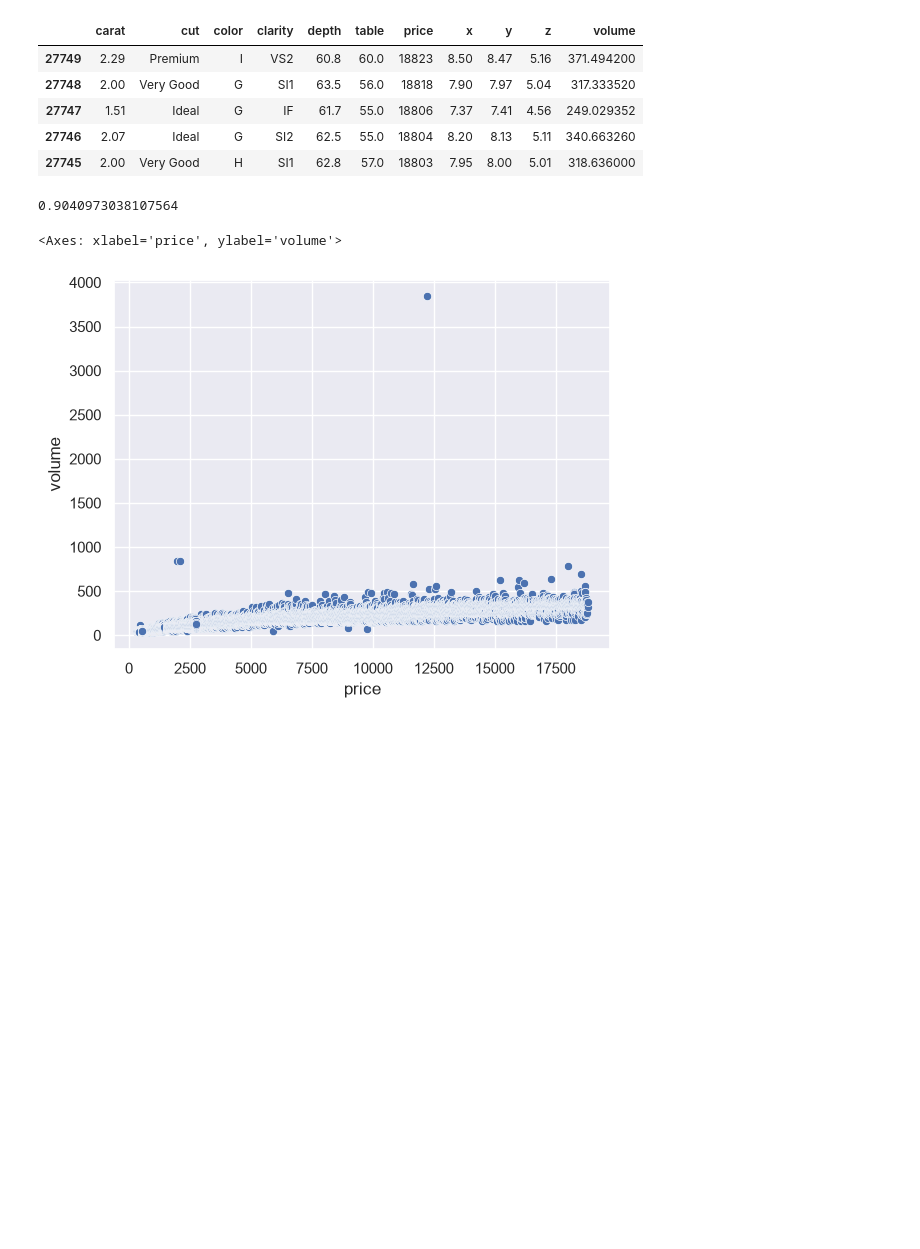
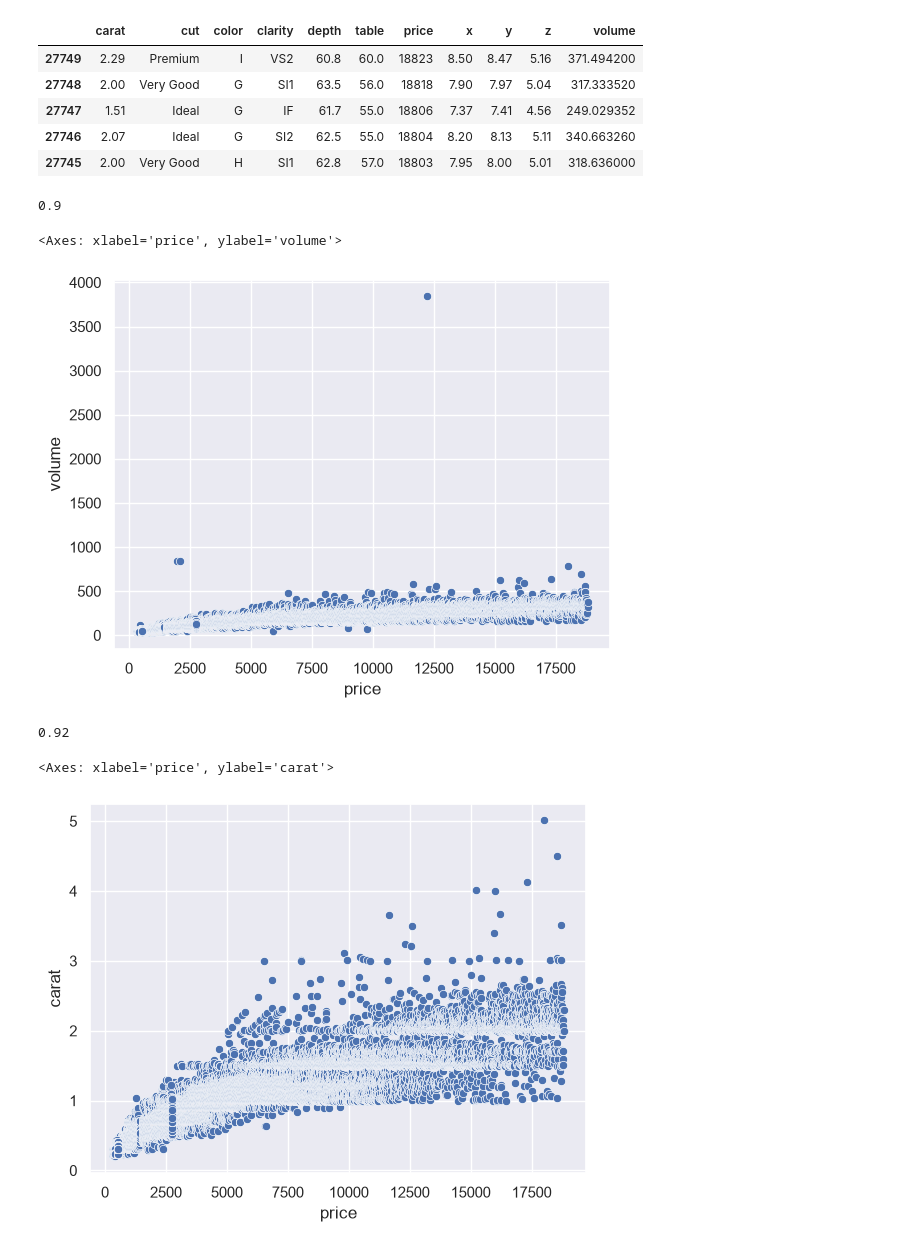
Before and after one commit to amnarashid14/Python-for-AI, a Jupyter notebook: notebooks/Week 4/Day 17/practice.ipynb, the cells around one changed output. Drawn from its saved outputs; the diff is of its cells as text; code cells hidden in the pictures; blank space fills up the shorter version.

```diff
--- a/notebooks/Week 4/Day 17/practice.ipynb
+++ b/notebooks/Week 4/Day 17/practice.ipynb
@@ -168,10 +179,17 @@ Number of outliers: 3520
 | 27745 | 2.00 | Very Good | H | SI1 | 62.8 | 57.0 | 18803 | 7.95 | 8.00 | 5.01 | 318.636000 |
 # %%
 # find relation between prices and volume
-print(df["volume"].corr(df["price"]))
+print(df["volume"].corr(df["price"]).round(2))
 
 sns.scatterplot(data=df, x="price", y="volume" )
 # %% [output]
-0.9040973038107564
+0.9
 <Axes: xlabel='price', ylabel='volume'>
 [figure]
+# %%
+print(df["carat"].corr(df["price"]).round(2))
+sns.scatterplot(data=df, x="price", y="carat" )
+# %% [output]
+0.92
+<Axes: xlabel='price', ylabel='carat'>
+[figure, added]
```
Also changed, not shown: parts of 6 cells of this notebook, 1 other file.
